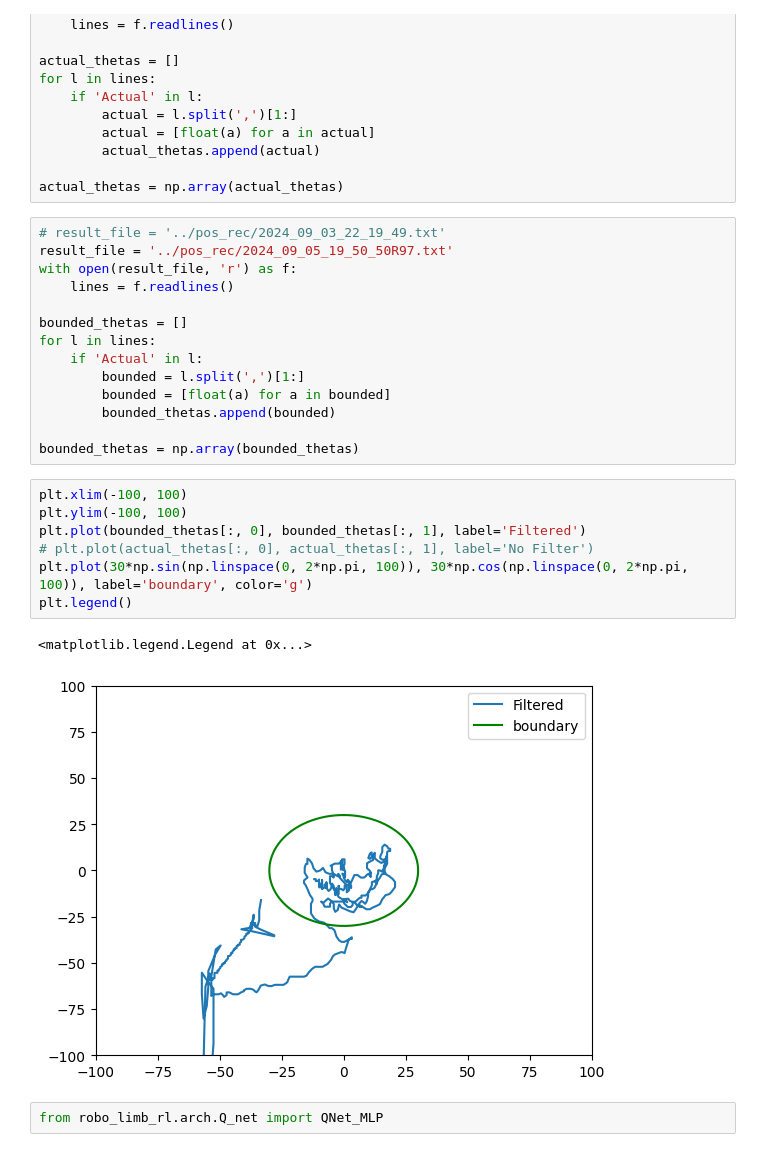
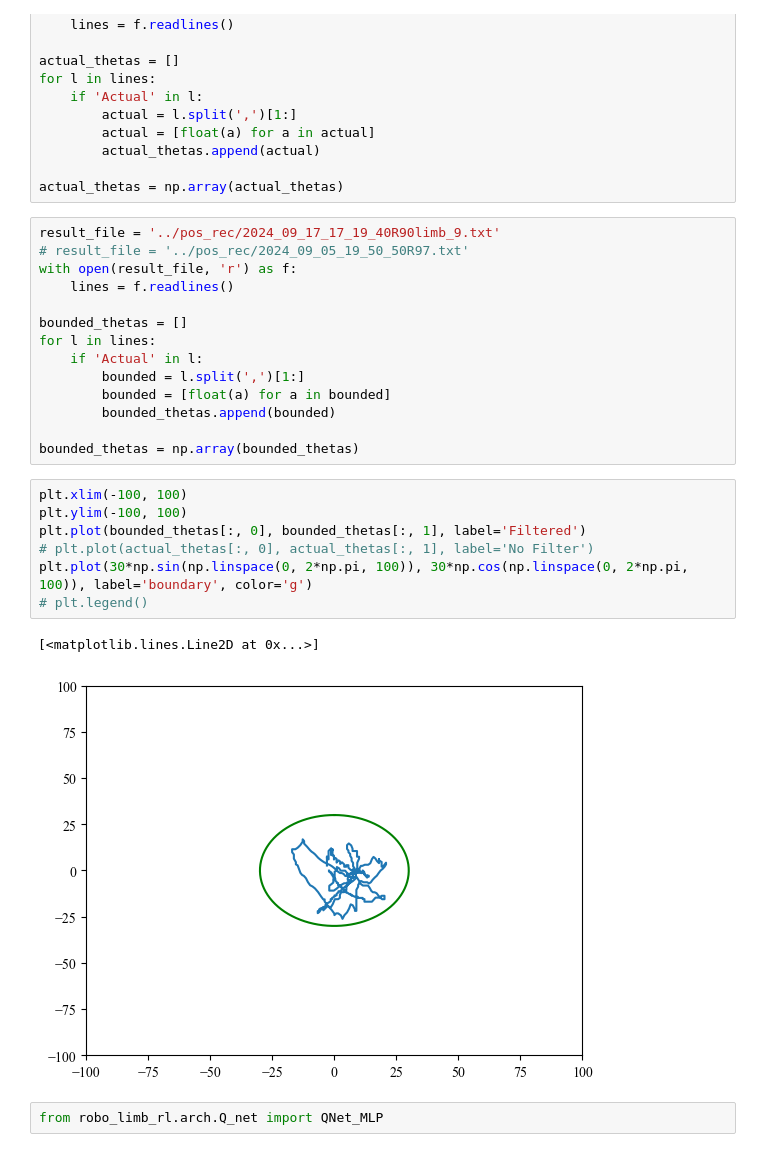
Before and after one commit to ansue1234/RobLimbFK, a Jupyter notebook: ros_ws/src/notebooks/viz_result.ipynb, the cells around one changed output. Saved outputs shown, nothing was run; the diff lists cells and outputs as text.

```diff
--- a/ros_ws/src/notebooks/viz_result.ipynb
+++ b/ros_ws/src/notebooks/viz_result.ipynb
@@ -115,8 +117,8 @@ for l in lines:
 
 actual_thetas = np.array(actual_thetas)
 # %%
-# result_file = '../pos_rec/2024_09_03_22_19_49.txt'
-result_file = '../pos_rec/2024_09_05_19_50_50R97.txt'
+result_file = '../pos_rec/2024_09_17_17_19_40R90limb_9.txt'
+# result_file = '../pos_rec/2024_09_05_19_50_50R97.txt'
 with open(result_file, 'r') as f:
     lines = f.readlines()
 
@@ -131,13 +133,13 @@ bounded_thetas = np.array(bounded_thetas)
 # %%
 plt.xlim(-100, 100)
 plt.ylim(-100, 100)
 plt.plot(bounded_thetas[:, 0], bounded_thetas[:, 1], label='Filtered')
 # plt.plot(actual_thetas[:, 0], actual_thetas[:, 1], label='No Filter')
 plt.plot(30*np.sin(np.linspace(0, 2*np.pi, 100)), 30*np.cos(np.linspace(0, 2*np.pi, 100)), label='boundary', color='g')
-plt.legend()
+# plt.legend()
 # %% [output]
-<matplotlib.legend.Legend at 0x...>
+[<matplotlib.lines.Line2D at 0x...>]
-[figure, old version]
+[figure, new version]
 # %%
 from robo_limb_rl.arch.Q_net import QNet_MLP
 # %%
```
Also changed, not shown: parts of 9 cells of this notebook, 53 other files.
